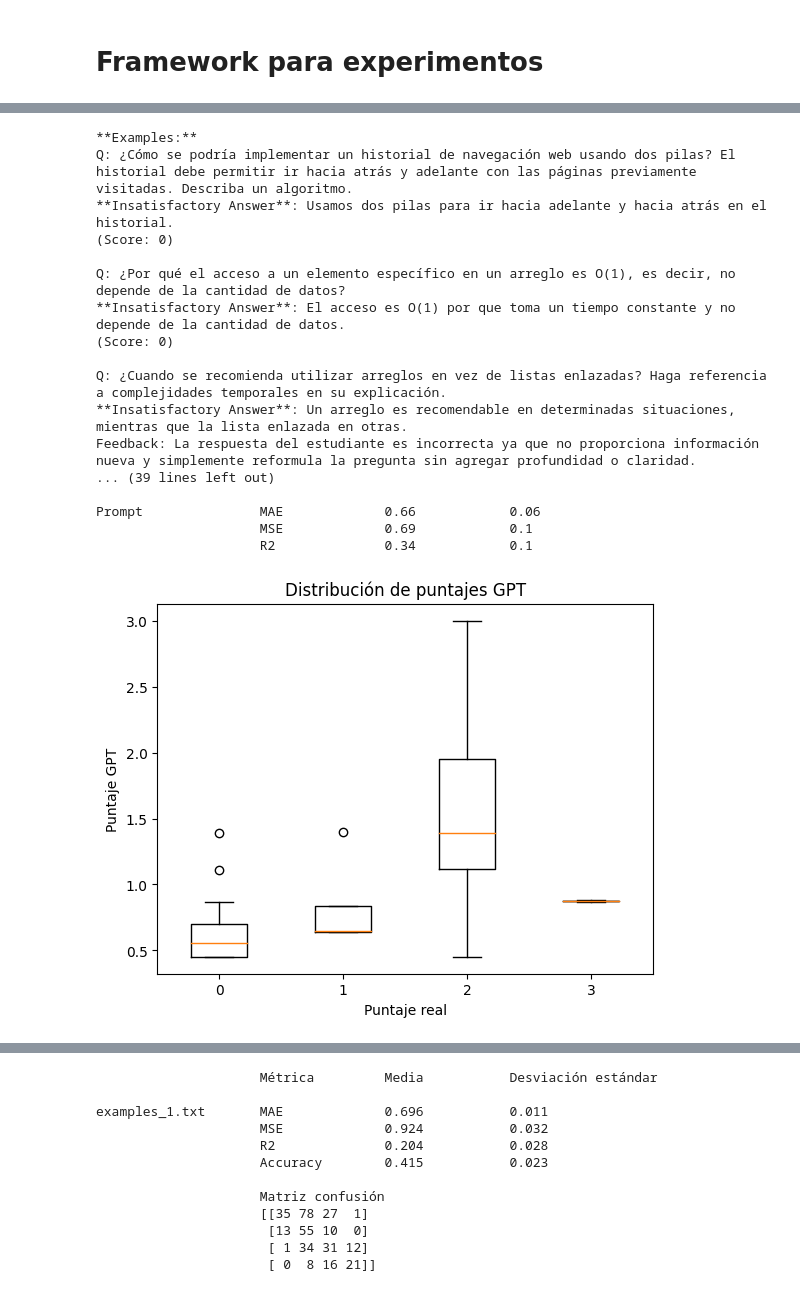
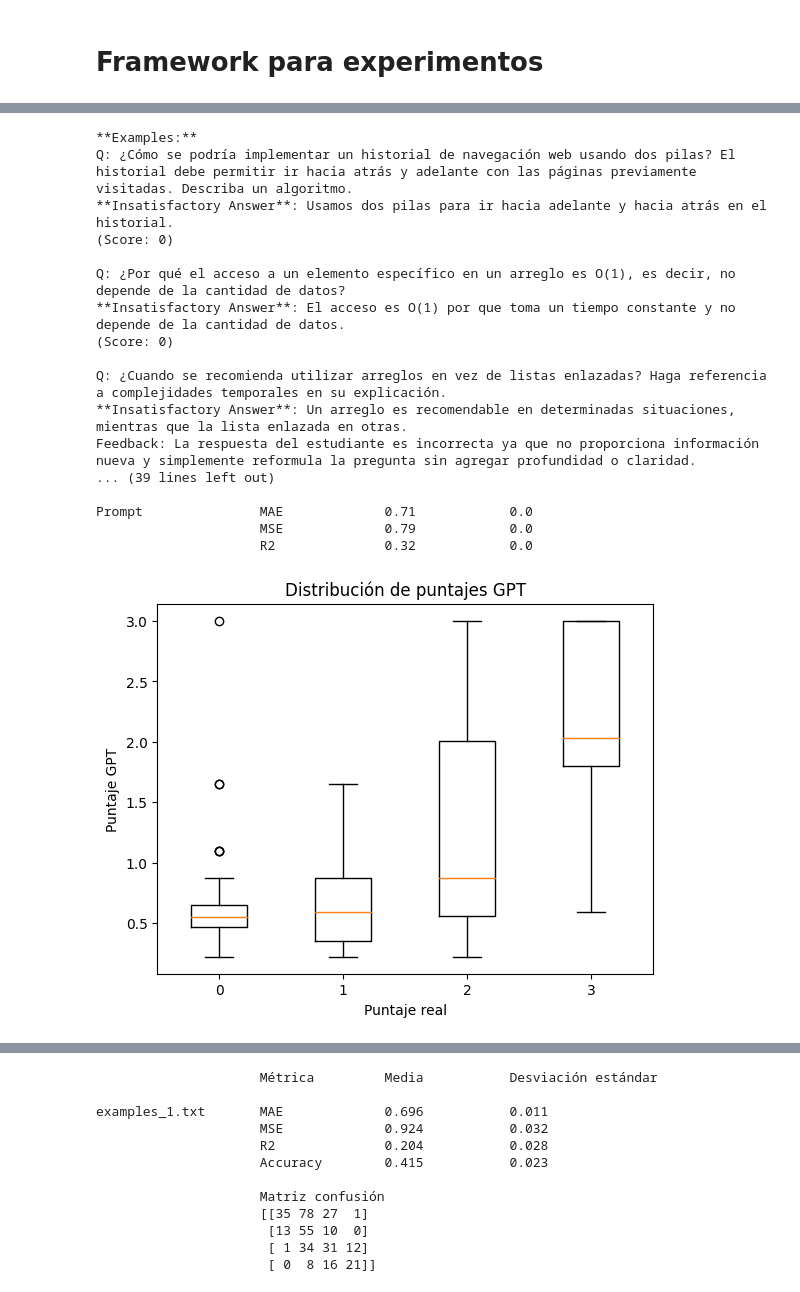
Before and after one commit to OscarRojasG/Experimentos-GPTValidator, a Jupyter notebook: Framework_Experimentos.ipynb, the cells around one changed output, grey strips where cells are left out. Drawn from its saved outputs; the diff is of its cells as text; code cells hidden in the pictures.

```diff
--- a/Framework_Experimentos.ipynb
+++ b/Framework_Experimentos.ipynb
@@ -137,6 +137,8 @@ class MapOptimizer(Optimizer):
         y_pred = self.f(x, theta)
         mse = np.sum((y - self.inverse_map(y_pred, theta)) ** 2)
         penalty = 1e6 * np.abs(np.sum(theta[:-2]) - 1)
+        a, b = theta[-2], theta[-1]
+        if a > b: penalty += (a - b) * 1e5
         return mse + penalty
 
     def get_parameters(self):
@@ -559,39 +552,39 @@ column_data = {
     "context": "Contexto",
     "question": "Pregunta",
     "answer": "Respuesta",
     "real_eval": "EvalProfe"
 }
 
 criteria = ["correctness", "completeness", "clarity"]
 
 experiment(
-    dataset="test30.xlsx",
+    dataset="control2_2024-1.xlsx",
     sheet_name="C2-claim",
     column_data=column_data,
     prompt_data=prompt_data,
     criteria=criteria,
-    repetitions=2,
+    repetitions=1,
     eval_function="map"
 )
 # %% [output]
 **Examples:**
 Q: ¿Cómo se podría implementar un historial de navegación web usando dos pilas? El historial debe permitir ir hacia atrás y adelante con las páginas previamente visitadas. Describa un algoritmo.
 **Insatisfactory Answer**: Usamos dos pilas para ir hacia adelante y hacia atrás en el historial.
 (Score: 0)
 
 Q: ¿Por qué el acceso a un elemento específico en un arreglo es O(1), es decir, no depende de la cantidad de datos?
 **Insatisfactory Answer**: El acceso es O(1) por que toma un tiempo constante y no depende de la cantidad de datos.
 (Score: 0)
 
 Q: ¿Cuando se recomienda utilizar arreglos en vez de listas enlazadas? Haga referencia a complejidades temporales en su explicación.
 **Insatisfactory Answer**: Un arreglo es recomendable en determinadas situaciones, mientras que la lista enlazada en otras.
 Feedback: La respuesta del estudiante es incorrecta ya que no proporciona información nueva y simplemente reformula la pregunta sin agregar profundidad o claridad.
 ... (39 lines left out)
 
-Prompt               MAE             0.66            0.06
-                     MSE             0.69            0.1
-                     R2              0.34            0.1
+Prompt               MAE             0.71            0.0
+                     MSE             0.79            0.0
+                     R2              0.32            0.0
-[figure, old version]
+[figure, new version]
 # %%
 # Descargar carpeta
 !zip -r Experiments.zip Experiments/
```
Also changed, not shown: parts of 1 cell of this notebook.
